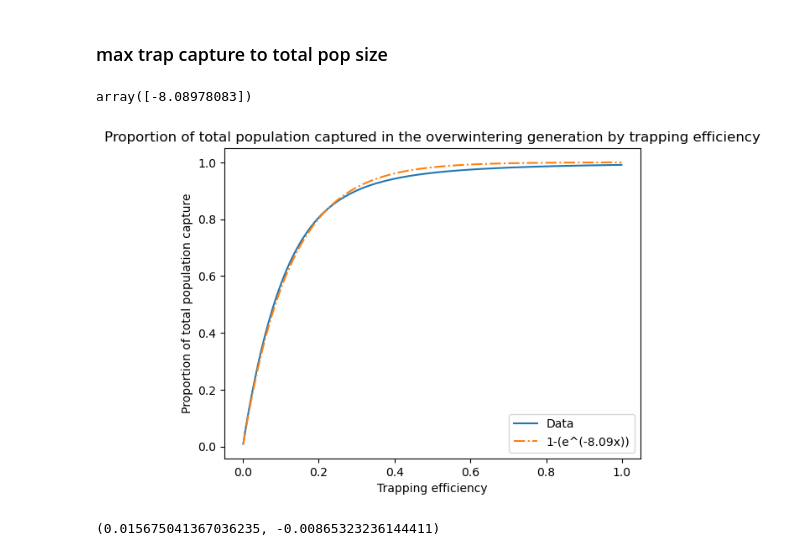
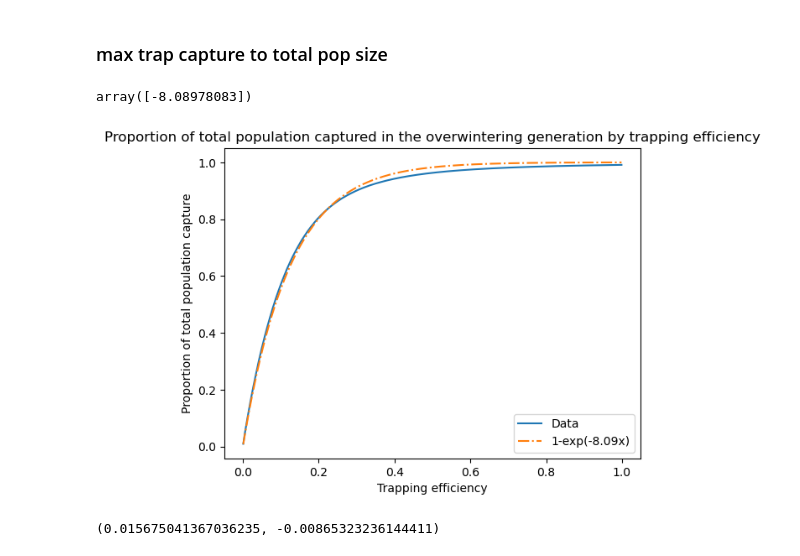
Before and after one commit to PacificBird/InsectPhenologyCaptureSim, a Jupyter notebook: multi_analysis.ipynb, the cells around one changed output. Drawn from its saved outputs; the diff is of its cells as text; code cells hidden in the pictures.

Commit message:
Putting together figures and data

```diff
--- a/multi_analysis.ipynb
+++ b/multi_analysis.ipynb
@@ -1175,18 +1175,18 @@ max_captures = np.array(max_captures).T
 # %%
 f_f = lambda x, a: (1 - np.exp(a*x))
 
 sns.lineplot(x=max_captures[1], y=max_captures[0], label='Data')
 
 a, b = spop.curve_fit(f_f, max_captures[1], max_captures[0])
 
-sns.lineplot(x=max_captures[1], y=f_f(max_captures[1], a), label='1-(e^(-8.09x))', linestyle='-.')
+sns.lineplot(x=max_captures[1], y=f_f(max_captures[1], a), label='1-exp(-8.09x)', linestyle='-.')
 plt.title('Proportion of total population captured in the overwintering generation by trapping efficiency')
 plt.ylabel('Proportion of total population capture')
 plt.xlabel('Trapping efficiency')
 a
 # %% [output]
 array([-8.08978083])
-[figure, old version]
+[figure, new version]
 # %%
 max_error = np.max(max_captures[0]-f_f(max_captures[1], a))
 bias = np.sum(max_captures[0]-f_f(max_captures[1], a))/len(max_captures[1])
```
Also changed, not shown: parts of 30 cells of this notebook, 1 other file.
